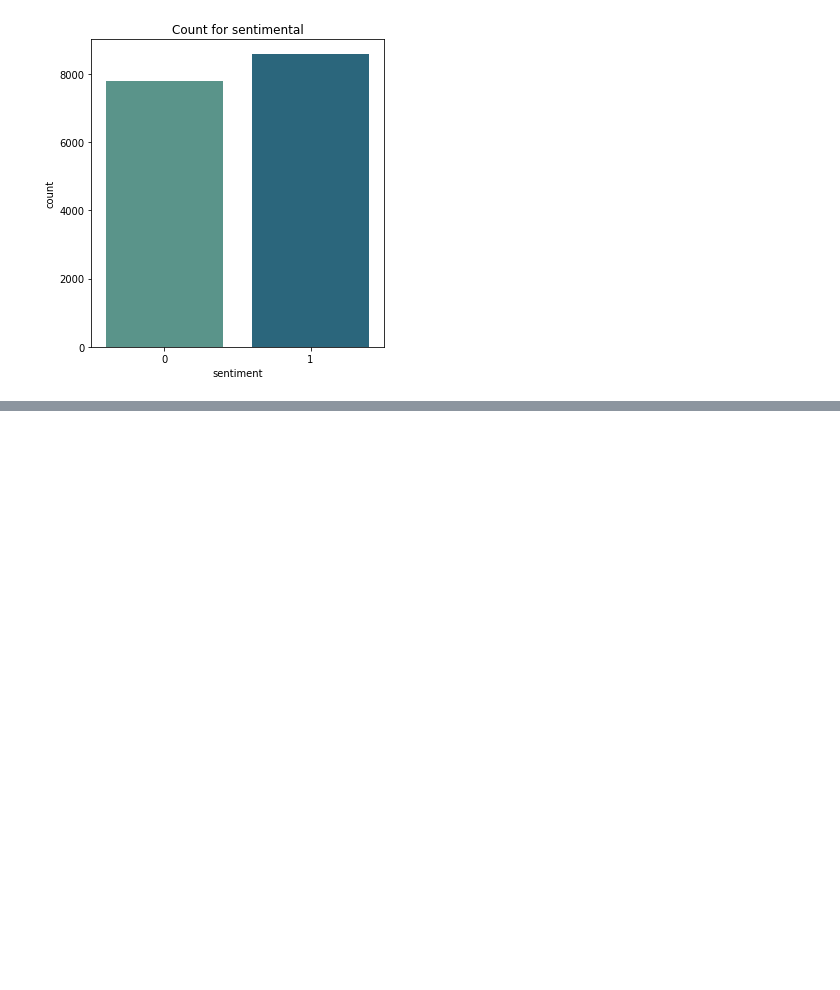
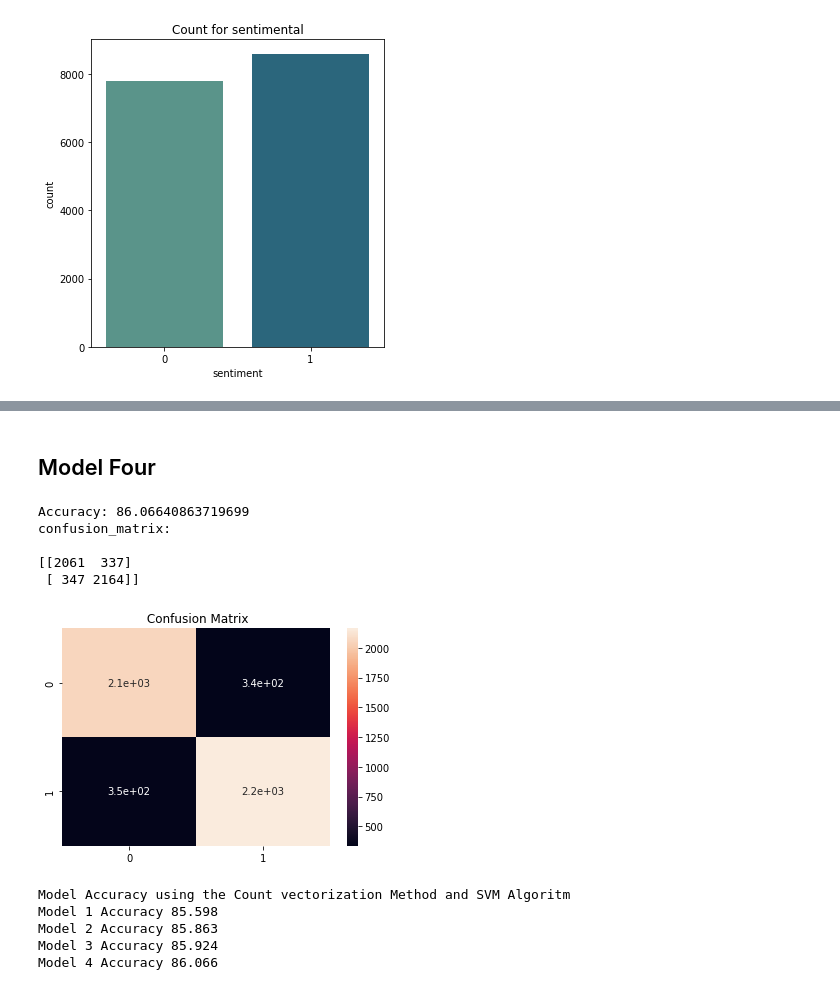
Before and after one commit to harishahamed26/Sentimental-Analysis, a Jupyter notebook: SentimentalAnalysis.ipynb, the cells around one changed output, grey strips where cells are left out. Cells and saved outputs as stored; diff of their text form; code cells hidden in the pictures; blank space fills up the shorter version.

```diff
--- a/SentimentalAnalysis.ipynb
+++ b/SentimentalAnalysis.ipynb
@@ -127,0 +322,35 @@ Name: text, Length: 16363, dtype: object
+# %% [markdown]
+## Model Four
+# %%
+# Train Test Split for the model 1 [Raw Text]
+
+x_train, x_test, y_train, y_test = train_test_split(df_sentimentalDS['Lemma_text'] ,  df_sentimentalDS['sentiment'],
+                                   test_size=0.3, random_state = 100 )
+
+
+
+vectorizer = CountVectorizer()  # default: lowercase=True, ngram_range=(1,1)
+vectorizer.fit(x_train)
+vectorizer.fit(x_test)
+
+CV_M4_Accuracy, CV_M4 = Perform_SVM(x_train, x_test, y_train, y_test )
+# %% [output]
+Accuracy: 86.06640863719699
+confusion_matrix:
+
+[[2061  337]
+ [ 347 2164]]
+[figure, added]
+# %%
+# Accuracy for all the 4 models
+print('Model Accuracy using the Count vectorization Method and SVM Algoritm')
+print(f'Model 1 Accuracy {CV_M1_Accuracy:.3f} ')
+print(f'Model 2 Accuracy {CV_M2_Accuracy:.3f} ')
+print(f'Model 3 Accuracy {CV_M3_Accuracy:.3f} ')
+print(f'Model 4 Accuracy {CV_M4_Accuracy:.3f} ')
+# %% [output]
+Model Accuracy using the Count vectorization Method and SVM Algoritm
+Model 1 Accuracy 85.598
+Model 2 Accuracy 85.863
+Model 3 Accuracy 85.924
+Model 4 Accuracy 86.066
```
Also changed, not shown: parts of 38 cells of this notebook.
